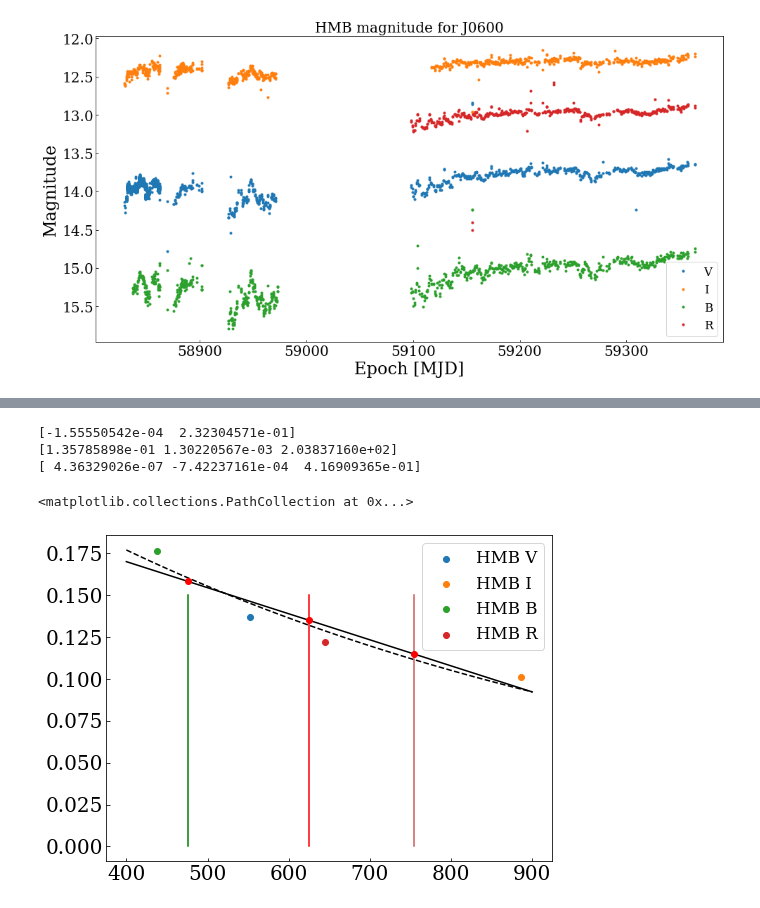
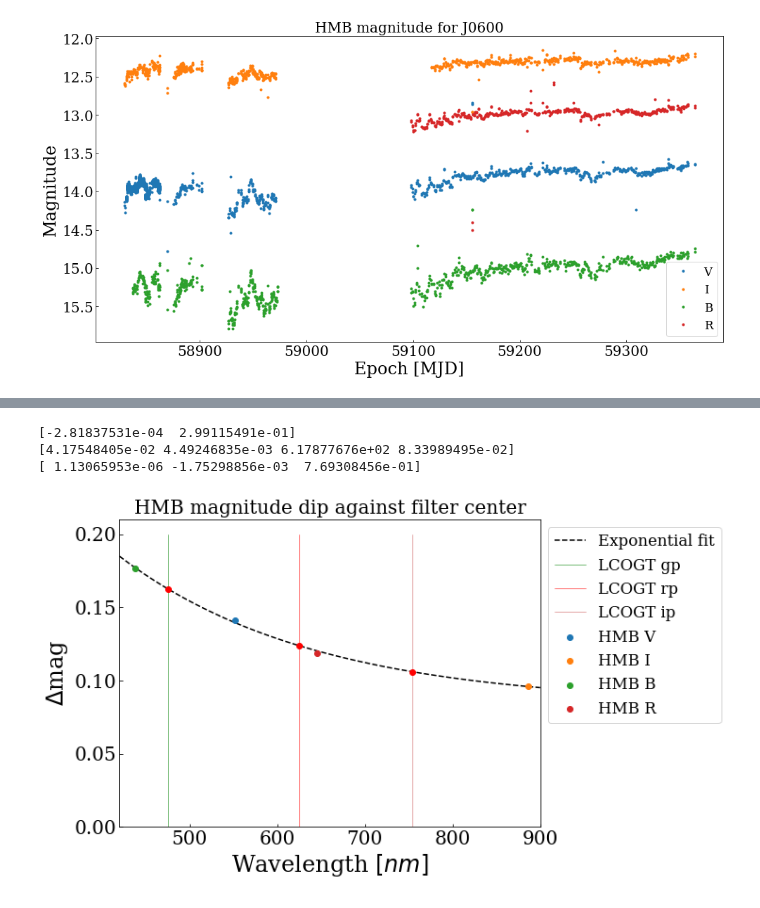
Before and after one commit to BartOuwehand/BRPJ0600, a Jupyter notebook: LCOGT Zeropoint calculation.ipynb, the cells around one changed output, grey strips where cells are left out. Cells and saved outputs as stored; diff of their text form; code cells hidden in the pictures.

```diff
--- a/LCOGT Zeropoint calculation.ipynb
+++ b/LCOGT Zeropoint calculation.ipynb
@@ -110,10 +110,17 @@ for f in ['V','I','B','R']:
     mask1 = (epoch[fmask[f]]>59273) * (epoch[fmask[f]]<59280)
     mag1 = np.median(mag[fmask[f]][mask1])
     mask2 = epoch[fmask[f]] > 59355
-    mag2 = np.median(mag[fmask[f]][mask2])
+    mag2 = np.mean(mag[fmask[f]][mask2])
     #print (mag2)
     #print (np.mean(mag[fmask[f]][epoch[fmask[f]] > 59355]))
     HMB_dmagdict[f] = mag1-mag2
 print (HMB_dmagdict)
+
+
+for f in J0600_filt:
+    plt.scatter(wmean_dict[f],HMB_dmagdict[f],label='HMB '+f,zorder=1)
+plt.legend()
+plt.axis(ymin=0,xmin=400,xmax=900)
+plt.show()
 # %% [output]
 [figure]
@@ -122,7 +130,7 @@ print (HMB_dmagdict)
 # Go from dicts to lists
 HMB_dmag = []
 HMB_wmean = []
-for f in J0600_filt:
+for f in ['B','V','R','I']:
     HMB_dmag.append(HMB_dmagdict[f])
     HMB_wmean.append(wmean_dict[f])
 HMB_dmag = np.array(HMB_dmag)
@@ -132,45 +140,45 @@ HMB_wmean = np.array(HMB_wmean)
 from scipy import optimize
 def linear(x,a,b):
     return (a*x) + b
-def exponent(x,A,alph,x0):
-    return A*np.exp(-alph*(x-x0))
-def quadratic(x,a,b,c):
-    return (a*(x**2)) + (b*x) + c
+def exponent(x,A,alph,x0,B):
+    return A*np.exp(-alph*(x-x0))+B
 
-popt1, pcov1 = optimize.curve_fit(linear, HMB_wmean,HMB_dmag)
-popt2, pcov2 = optimize.curve_fit(exponent, HMB_wmean-400,HMB_dmag,p0=[0.125,0.1,250],method='lm')
-popt3, pcov3 = optimize.curve_fit(quadratic, HMB_wmean,HMB_dmag)
+popt1, pcov1 = optimize.curve_fit(linear, HMB_wmean[:-1],HMB_dmag[:-1])
+popt2, pcov2 = optimize.curve_fit(exponent, HMB_wmean,HMB_dmag,p0=[0.125,0.1,650,0.1])
 print (popt1)
 print (popt2)
 print (popt3)
 # %% [output]
-[-1.55550542e-04  2.32304571e-01]
-[1.35785898e-01 1.30220567e-03 2.03837160e+02]
-[ 4.36329026e-07 -7.42237161e-04  4.16909365e-01]
+[-2.81837531e-04  2.99115491e-01]
+[4.17548405e-02 4.49246835e-03 6.17877676e+02 8.33989495e-02]
+[ 1.13065953e-06 -1.75298856e-03  7.69308456e-01]
 # %%
 # Plot depth of curve against filter wmean
+filt_c = {'gp':'g','rp':'r','ip':'indianred'}
 x = np.linspace(400,900,100)
-plt.plot(x,linear(x,*popt1),c='black',linestyle='-',zorder=1)
-plt.plot(x,exponent(x-400,*popt2),c='black',linestyle='--',zorder=1)
-#plt.plot(x,quadratic(x,*popt3),c='black',linestyle='-')
+#plt.plot(x,linear(x,*popt1),c='black',linestyle='-',zorder=0)
+plt.plot(x,exponent(x,*popt2),c='black',linestyle='--',zorder=0,label='Exponential fit')
 for f in ['gp','rp','ip']:
-    plt.plot([wmean_dict[f]]*2,[0,0.15],c=filt_c[f])
+    plt.plot([wmean_dict[f]]*2,[0,0.2],c=filt_c[f],zorder=1,linewidth=0.5,label="LCOGT "+f)
 for f in J0600_filt:
-    plt.scatter(wmean_dict[f],HMB_dmagdict[f],label='HMB '+f)
-filt_c = {'gp':'g','rp':'r','ip':'indianred'}
-plt.legend()
-#plt.axis(ymin=1e-2,xmin=400,xmax=900)
+    plt.scatter(wmean_dict[f],HMB_dmagdict[f],label='HMB '+f,zorder=1)
 
 
 
 LCOGT_wmean = []
 for f in ['gp','rp','ip']:
     LCOGT_wmean.append(wmean_dict[f])
 LCOGT_wmean = np.array(LCOGT_wmean)
 
-LCOGT_dmag = linear(LCOGT_wmean, *popt1)
+#LCOGT_dmag = linear(LCOGT_wmean,*popt1)
+LCOGT_dmag = exponent(LCOGT_wmean,*popt2)
 
+plt.legend(bbox_to_anchor=(1, 1))
+plt.axis(ymin=0,xmin=420,xmax=900)
 plt.scatter(LCOGT_wmean,LCOGT_dmag,zorder=5,c='r')
+plt.xlabel("Wavelength $[nm]$")
+plt.ylabel("$\Delta$mag")
+plt.title("HMB magnitude dip against filter center")
+plt.show()
 # %% [output]
-<matplotlib.collections.PathCollection at 0x...>
-[figure, old version]
+[figure, new version]
```
Also changed, not shown: parts of 2 cells of this notebook, 6 other files.
